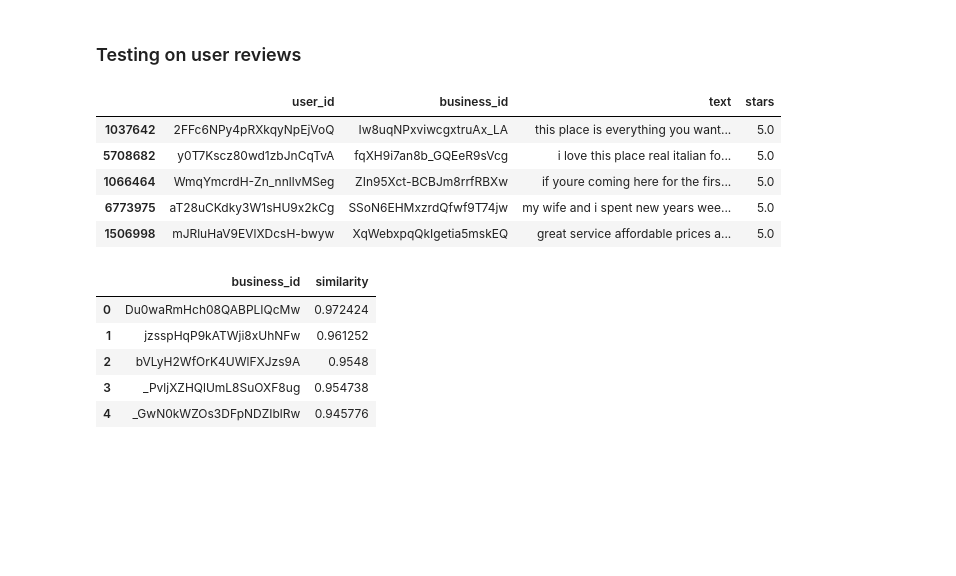
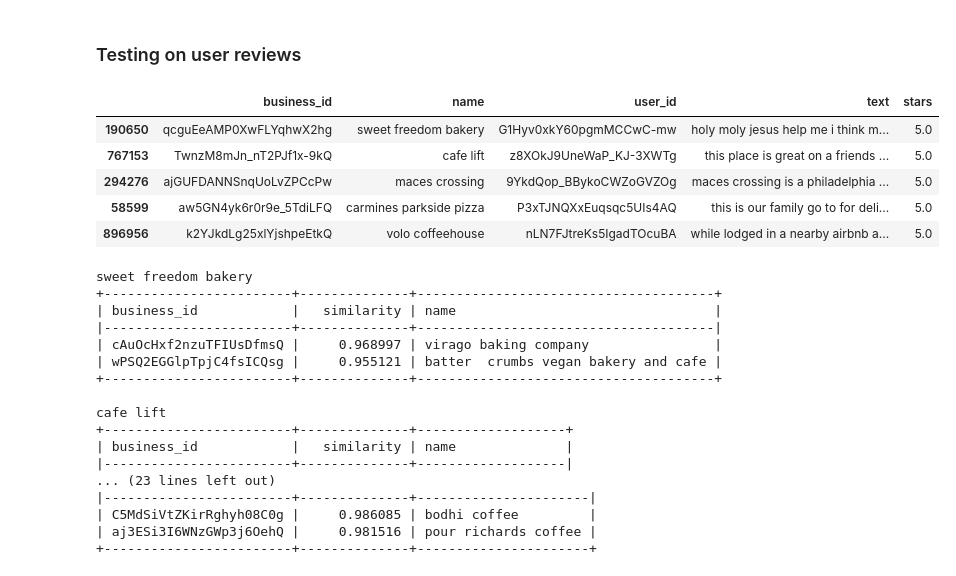
Before and after one commit to crredding/YelpDataset, a Jupyter notebook: RestaurantRecommender.ipynb, the cells around one changed output. Cells and saved outputs as stored; diff of their text form; code cells hidden in the pictures; blank space fills up the shorter version.

```diff
--- a/RestaurantRecommender.ipynb
+++ b/RestaurantRecommender.ipynb
@@ -263,16 +264,16 @@ PA_business_similarity.iloc[:5,:6]
 # %% [markdown]
 ### Testing on user reviews
 # %%
-five_star_reviews = PA_reviews[PA_reviews['stars'] == 5]
+five_star_reviews = PA_data[PA_data['stars'] == 5]
 sample_reviews = five_star_reviews.sample(5)
 sample_reviews
 # %% [output]
-|  | user_id | business_id | text | stars |
-| 1037642 | 2FFc6NPy4pRXkqyNpEjVoQ | Iw8uqNPxviwcgxtruAx_LA | this place is everything you want... | 5.0 |
-| 5708682 | y0T7Kscz80wd1zbJnCqTvA | fqXH9i7an8b_GQEeR9sVcg | i love this place real italian fo... | 5.0 |
-| 1066464 | WmqYmcrdH-Zn_nnllvMSeg | ZIn95Xct-BCBJm8rrfRBXw | if youre coming here for the firs... | 5.0 |
-| 6773975 | aT28uCKdky3W1sHU9x2kCg | SSoN6EHMxzrdQfwf9T74jw | my wife and i spent new years wee... | 5.0 |
-| 1506998 | mJRluHaV9EVlXDcsH-bwyw | XqWebxpqQkIgetia5mskEQ | great service affordable prices a... | 5.0 |
+|  | business_id | name | user_id | text | stars |
+| 190650 | qcguEeAMP0XwFLYqhwX2hg | sweet freedom bakery | G1Hyv0xkY60pgmMCCwC-mw | holy moly jesus help me i think m... | 5.0 |
+| 767153 | TwnzM8mJn_nT2PJf1x-9kQ | cafe lift | z8XOkJ9UneWaP_KJ-3XWTg | this place is great on a friends ... | 5.0 |
+| 294276 | ajGUFDANNSnqUoLvZPCcPw | maces crossing | 9YkdQop_BBykoCWZoGVZOg | maces crossing is a philadelphia ... | 5.0 |
+| 58599 | aw5GN4yk6r0r9e_5TdiLFQ | carmines parkside pizza | P3xTJNQXxEuqsqc5UIs4AQ | this is our family go to for deli... | 5.0 |
+| 896956 | k2YJkdLg25xlYjshpeEtkQ | volo coffeehouse | nLN7FJtreKs5IgadTOcuBA | while lodged in a nearby airbnb a... | 5.0 |
 # %%
 def top_recommendations(business_id, similarity_matrix, top_n=3, name_filter=True):
     df = similarity_matrix[similarity_matrix['business_id'] == business_id]
@@ -288,9 +290,26 @@ def top_recommendations(business_id, similarity_matrix, top_n=3, name_filter=Tru
 # %%
-top_recommendations('Iw8uqNPxviwcgxtruAx_LA', PA_business_similarity, top_n=5, name_filter=True)
+for i in range(sample_reviews.shape[0]):
+    print(sample_reviews.iloc[i]['name'])
+    print(tabulate(top_recommendations(sample_reviews.iloc[i]['business_id'], PA_business_similarity, top_n=2, name_filter=True),
+                  showindex=False,
+                  headers='keys',
+                  tablefmt='psql'))
+    print()
 # %% [output]
-|  | business_id | similarity |
-| 0 | Du0waRmHch08QABPLIQcMw | 0.972424 |
-| 1 | jzsspHqP9kATWji8xUhNFw | 0.961252 |
-| 2 | bVLyH2WfOrK4UWlFXJzs9A | 0.9548 |
-| 3 | _PvljXZHQlUmL8SuOXF8ug | 0.954738 |
-| 4 | _GwN0kWZOs3DFpNDZIblRw | 0.945776 |
+sweet freedom bakery
++------------------------+--------------+--------------------------------------+
+| business_id            |   similarity | name                                 |
+|------------------------+--------------+--------------------------------------|
+| cAuOcHxf2nzuTFIUsDfmsQ |     0.968997 | virago baking company                |
+| wPSQ2EGGlpTpjC4fsICQsg |     0.955121 | batter  crumbs vegan bakery and cafe |
++------------------------+--------------+--------------------------------------+
+
+cafe lift
++------------------------+--------------+-------------------+
+| business_id            |   similarity | name              |
+|------------------------+--------------+-------------------|
+... (23 lines left out)
+|------------------------+--------------+----------------------|
+| C5MdSiVtZKirRghyh08C0g |     0.986085 | bodhi coffee         |
+| aj3ESi3I6WNzGWp3j6OehQ |     0.981516 | pour richards coffee |
++------------------------+--------------+----------------------+
```
Also changed, not shown: parts of 2 cells of this notebook.
